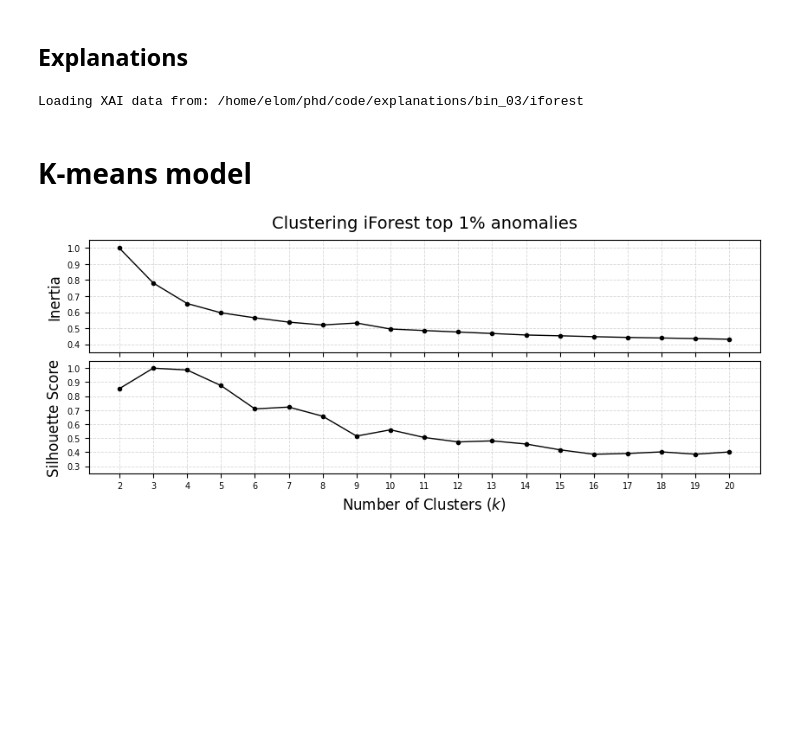
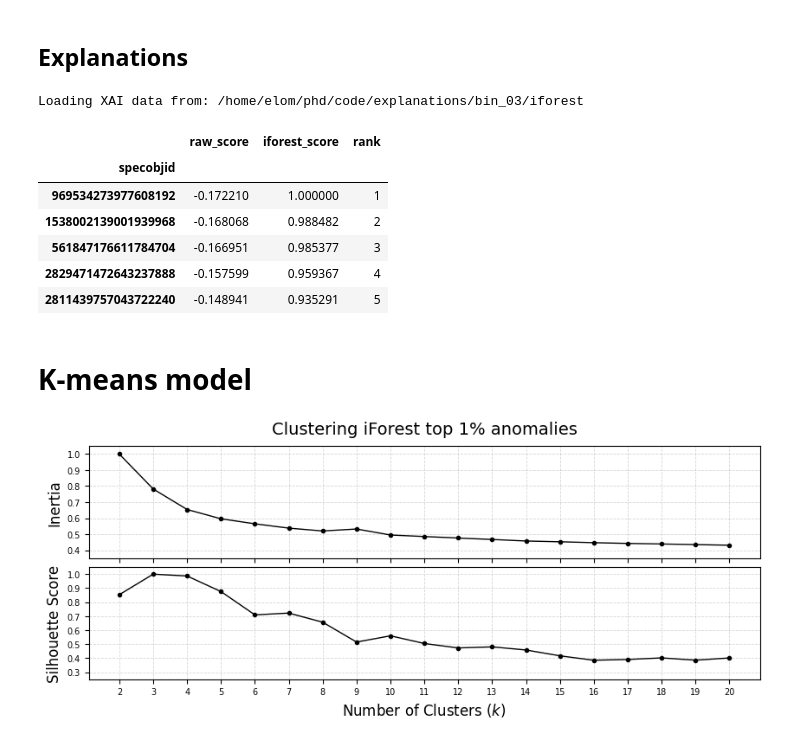
Before and after one commit to ed-ortizm/xai-astronomy, a Jupyter notebook: thesis/04_clustering_xai/05_iforest_cluster_analysis.ipynb, the cells around one changed output. Saved outputs shown, nothing was run; the diff lists cells and outputs as text; code cells hidden in the pictures; blank space fills up the shorter version.

Commit message:
chore: update infor of other score clusters based on anomaly score ranking

```diff
--- a/thesis/04_clustering_xai/05_iforest_cluster_analysis.ipynb
+++ b/thesis/04_clustering_xai/05_iforest_cluster_analysis.ipynb
@@ -305,29 +305,47 @@ idx_id_spec = np.load(f"{spectra_dir}/ids_imputing.npy", mmap_mode="r")
 # %%
 n_samples = 100_000
 
 if n_samples == 100_000:
     run_ids_dict = run_ids_343_dict
 elif n_samples == 50_000:
     run_ids_dict = run_ids_343_50k_dict
 
 anomalies_dict = {}
 specids_dict = {}
 weights_dict = {}
 run_id = run_ids_dict[score_name]
 
 load_from = f"{explanations_dir}/{bin_id}/{score_name}"
 print(f"Loading XAI data from: {load_from}")
 (
     anomalies_arr,
     specobjids_arr,
     weights_arr,
 ) = load_xai(run_id=run_id, load_from=load_from)
 
 weights_dict = weights_prep(
     weights=weights_arr, n_segments=n_segments
 )
+
+scores_df = pd.read_csv(
+    f"{latent_dir}/{bin_id}/{score_name}/iforest_scores_bin_03_s128_e300_f100.csv",
+    # usecols=["specobjid", score_name],
+    index_col="specobjid",
+).loc[specobjids_arr]
+
+sorted_specobjids_arr = scores_df[f"{score_name}_score"].sort_values(
+    ascending=False
+).index.to_numpy()
+scores_df.loc[sorted_specobjids_arr].head(5)
 # %% [output]
 Loading XAI data from: /home/elom/phd/code/explanations/bin_03/iforest
+|  | raw_score | iforest_score | rank |
+| specobjid |  |  |  |
+| 969534273977608192 | -0.172210 | 1.000000 | 1 |
+| 1538002139001939968 | -0.168068 | 0.988482 | 2 |
+| 561847176611784704 | -0.166951 | 0.985377 | 3 |
+| 2829471472643237888 | -0.157599 | 0.959367 | 4 |
+| 2811439757043722240 | -0.148941 | 0.935291 | 5 |
 # %% [markdown]
 # K-means model
 ![image.png](attachment:image.png)
```
Also changed, not shown: parts of 12 cells of this notebook, 3 other files.
